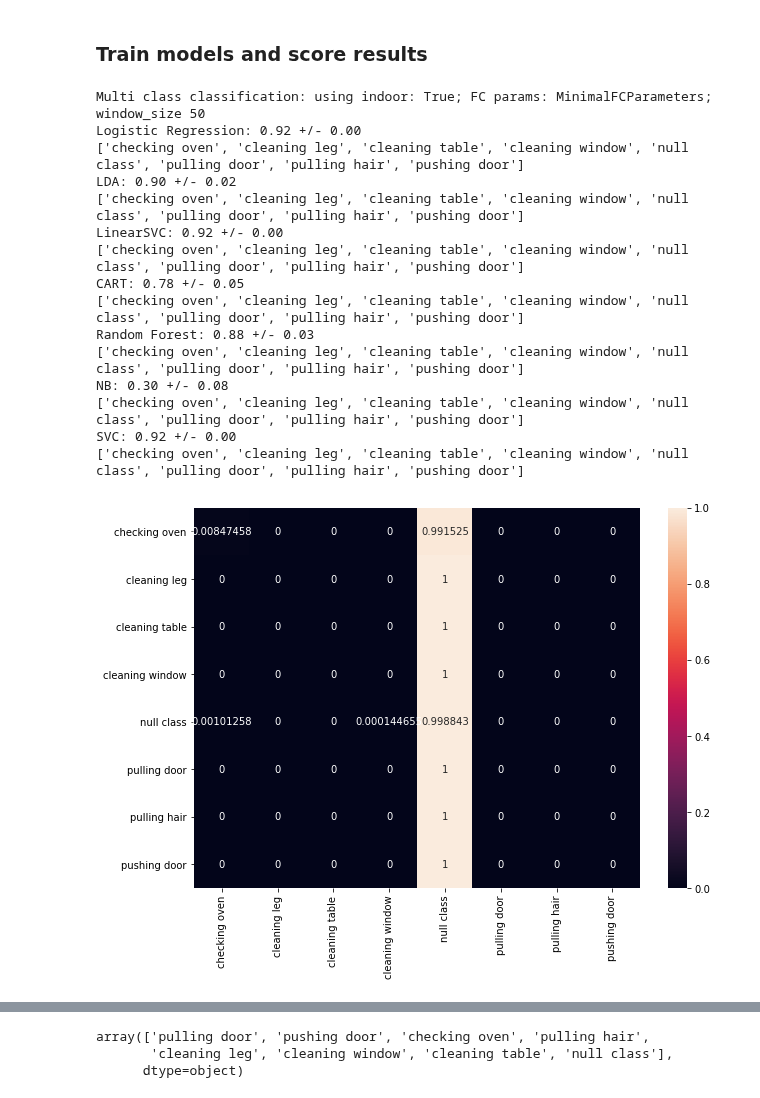
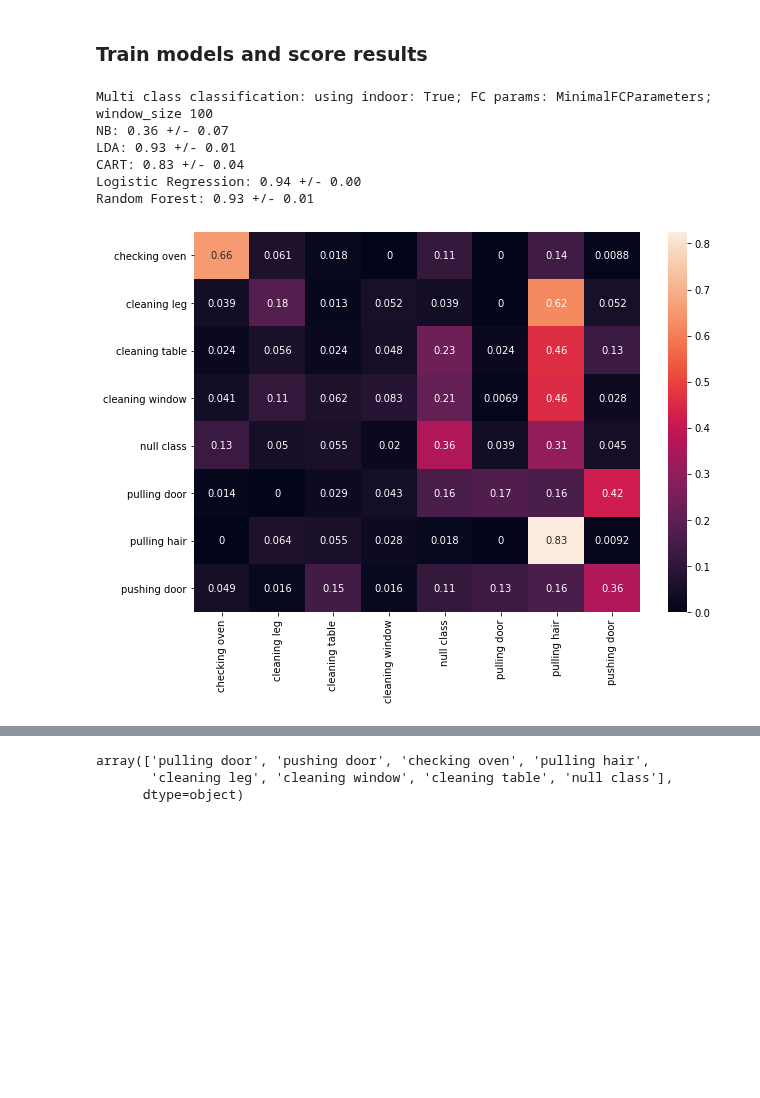
Before and after one commit to mp-mental-health-2020/mp-mental-health-2020, a Jupyter notebook: src/experiments/Multiclass Classification 1 Handed.ipynb, the cells around one changed output, grey strips where cells are left out. Saved outputs shown, nothing was run; the diff lists cells and outputs as text; code cells hidden in the pictures; blank space fills up the shorter version.

```diff
--- a/src/experiments/Multiclass Classification 1 Handed.ipynb
+++ b/src/experiments/Multiclass Classification 1 Handed.ipynb
@@ -42,19 +28,29 @@ Error message(s): ['dlopen(/Users/julio/opt/anaconda3/envs/master-project/lib/py
 
 experiment_dir_path = "../../data/phyphox/full recordings/"
 experiment_dirs = get_sub_directories(experiment_dir_path)
-use_indoor = False
-window_size = 50
+use_indoor = True
+use_fingerprinting = True
+window_size = 100
 # MinimalFCParameters, ComprehensiveFCParameters, EfficientFCParameters
 feature_calculation_setting = MinimalFCParameters()
 
+selected_activities = ['checking oven',
+ 'cleaning leg',
+ 'cleaning table',
+ 'cleaning window',
+ 'null class',
+ 'pulling door',
+ 'pulling hair',
+ 'pushing door']
+
 # Ana-2, Ariane, Julian, Wiki
-experiment_dirs_selected = ["Ana-2","Ariane","Julian","Wiktoria"]
+experiment_dirs_selected = ["Ana-2", "Anne", "Ariane", "Cilly", "Fabi", "Jonas", "Julian", "Julius","Marvin", "Wiktoria"]
 #experiment_dirs_selected = ["Julius"]
 experiment_dirs = [exp_dir for exp_dir in experiment_dirs if exp_dir.split("/")[-1] in experiment_dirs_selected]
 # %% [markdown]
 Preprocess data
 # %%
-chunks, null_chunks, y = read_experiments_in_dir(experiment_dirs, sample_rate, drop_lin_acc=True)
+chunks, null_chunks, y = read_experiments_in_dir(experiment_dirs, sample_rate, drop_lin_acc=True, selected_activities=selected_activities)
 # %% [output]
 A value is trying to be set on a copy of a slice from a DataFrame
 
@@ -121,4 +135,4 @@ assert set(labels_multi_class_classification) == {'checking oven',
 # %% [markdown]
 ### Feature extraction for multi class OCD activities incl null
 # %%
-X_multi_class_classification = extract_timeseries_features(multi_class_df, use_indoor=use_indoor, feature_set_config=feature_calculation_setting)
+X_multi_class_classification = extract_timeseries_features(multi_class_df, use_indoor=use_indoor, use_fingerprinting_approach=use_fingerprinting, feature_set_config=feature_calculation_setting)
@@ -146,4 +144,4 @@ X_multi_class_classification.head()
 
 
 impute(X_multi_class_classification)
-X_multi_class_classification_selected = select_features(X_multi_class_classification, set(labels_multi_class_classification))
+X_multi_class_classification_selected = select_features(X_multi_class_classification, labels_multi_class_classification)
@@ -173,21 +169,12 @@ X_multi_class_classification_scaled = scaler.fit_transform(X_multi_class_classif
 ### Train models and score results
 # %%
 print("Multi class classification: using indoor: {}; FC params: {}; window_size {}".format(use_indoor,feature_calculation_setting.__class__.__name__, window_size))
-classify_all(X_multi_class_classification_scaled, labels_multi_class_classification)
+classify_all(X_multi_class_classification_scaled, labels_multi_class_classification, path=None, binary=False)
 # %% [output]
-Multi class classification: using indoor: True; FC params: MinimalFCParameters; window_size 50
-Logistic Regression: 0.92 +/- 0.00
-['checking oven', 'cleaning leg', 'cleaning table', 'cleaning window', 'null class', 'pulling door', 'pulling hair', 'pushing door']
-LDA: 0.90 +/- 0.02
-['checking oven', 'cleaning leg', 'cleaning table', 'cleaning window', 'null class', 'pulling door', 'pulling hair', 'pushing door']
-LinearSVC: 0.92 +/- 0.00
-['checking oven', 'cleaning leg', 'cleaning table', 'cleaning window', 'null class', 'pulling door', 'pulling hair', 'pushing door']
-CART: 0.78 +/- 0.05
-['checking oven', 'cleaning leg', 'cleaning table', 'cleaning window', 'null class', 'pulling door', 'pulling hair', 'pushing door']
-Random Forest: 0.88 +/- 0.03
-['checking oven', 'cleaning leg', 'cleaning table', 'cleaning window', 'null class', 'pulling door', 'pulling hair', 'pushing door']
-NB: 0.30 +/- 0.08
-['checking oven', 'cleaning leg', 'cleaning table', 'cleaning window', 'null class', 'pulling door', 'pulling hair', 'pushing door']
-SVC: 0.92 +/- 0.00
-['checking oven', 'cleaning leg', 'cleaning table', 'cleaning window', 'null class', 'pulling door', 'pulling hair', 'pushing door']
+Multi class classification: using indoor: True; FC params: MinimalFCParameters; window_size 100
+NB: 0.36 +/- 0.07
+LDA: 0.93 +/- 0.01
+CART: 0.83 +/- 0.04
+Logistic Regression: 0.94 +/- 0.00
+Random Forest: 0.93 +/- 0.01
-[figure, old version]
+[figure, new version]
```
Also changed, not shown: parts of 9 cells of this notebook, 10 other files.
